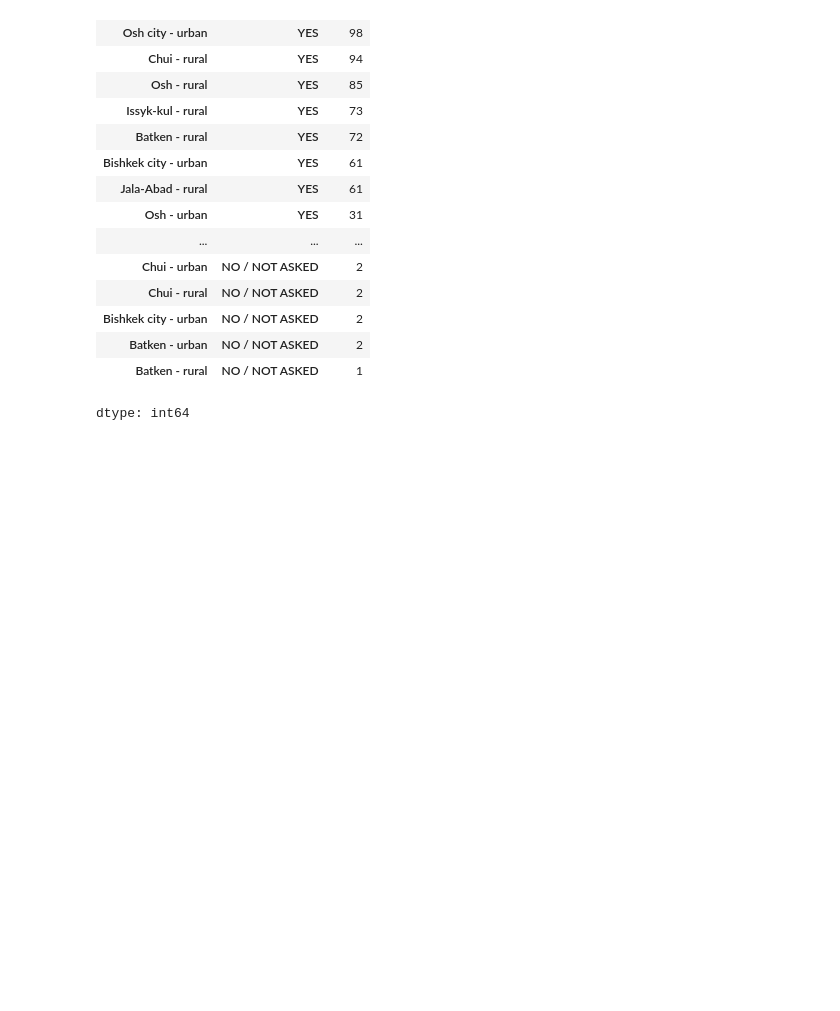
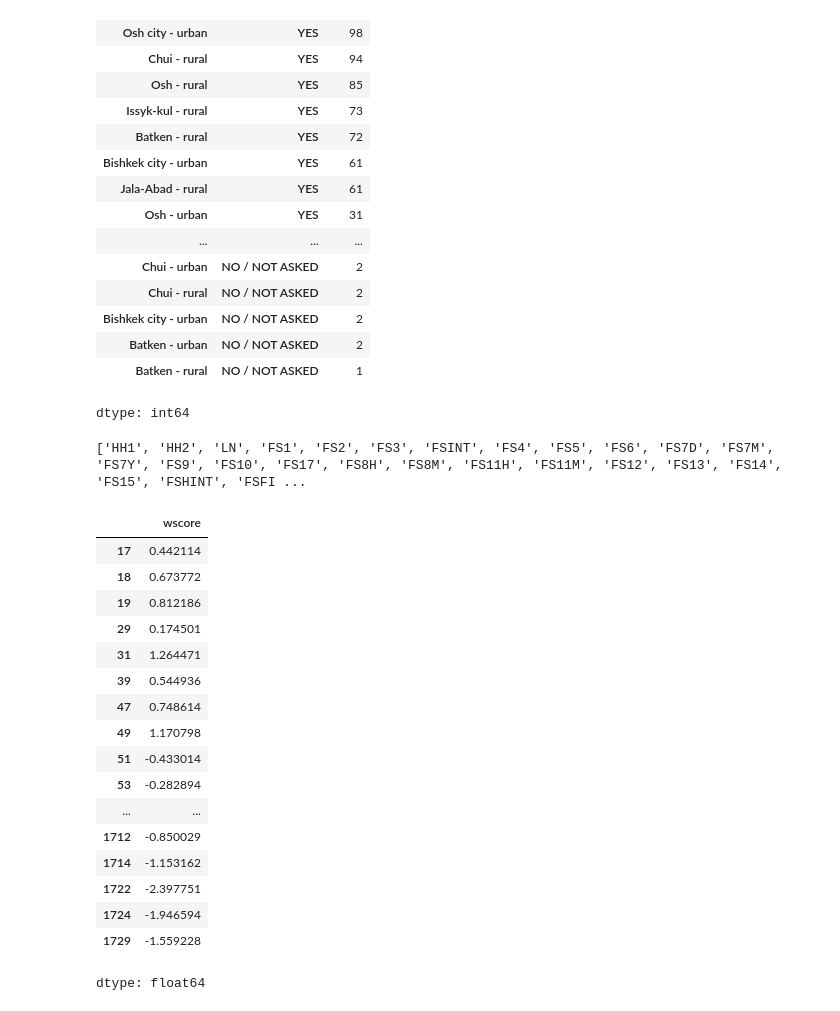
Before and after one commit to Jonchyk/Datamgmt, a Jupyter notebook: PS1.ipynb, the cells around one changed output. Cells and saved outputs as stored; diff of their text form; code cells hidden in the pictures; blank space fills up the shorter version.

```diff
--- a/PS1.ipynb
+++ b/PS1.ipynb
@@ -182,3 +182,7 @@ df_age[["stratum", "FL3"]].value_counts(normalize=False)
 | Batken - urban | NO / NOT ASKED | 2 |
 | Batken - rural | NO / NOT ASKED | 1 |
 dtype: int64
+# %%
+print(list(df_age.columns))
+# %% [output]
+['HH1', 'HH2', 'LN', 'FS1', 'FS2', 'FS3', 'FSINT', 'FS4', 'FS5', 'FS6', 'FS7D', 'FS7M', 'FS7Y', 'FS9', 'FS10', 'FS17', 'FS8H', 'FS8M', 'FS11H', 'FS11M', 'FS12', 'FS13', 'FS14', 'FS15', 'FSHINT', 'FSFI ...
@@ -184,0 +196,21 @@ dtype: int64
+# %%
+df_age["wscore"]
+# %% [output]
+|  | wscore |
+| 17 | 0.442114 |
+| 18 | 0.673772 |
+| 19 | 0.812186 |
+| 29 | 0.174501 |
+| 31 | 1.264471 |
+| 39 | 0.544936 |
+| 47 | 0.748614 |
+| 49 | 1.170798 |
+| 51 | -0.433014 |
+| 53 | -0.282894 |
+| ... | ... |
+| 1712 | -0.850029 |
+| 1714 | -1.153162 |
+| 1722 | -2.397751 |
+| 1724 | -1.946594 |
+| 1729 | -1.559228 |
+dtype: float64
```
Also changed, not shown: parts of 2 cells of this notebook.
